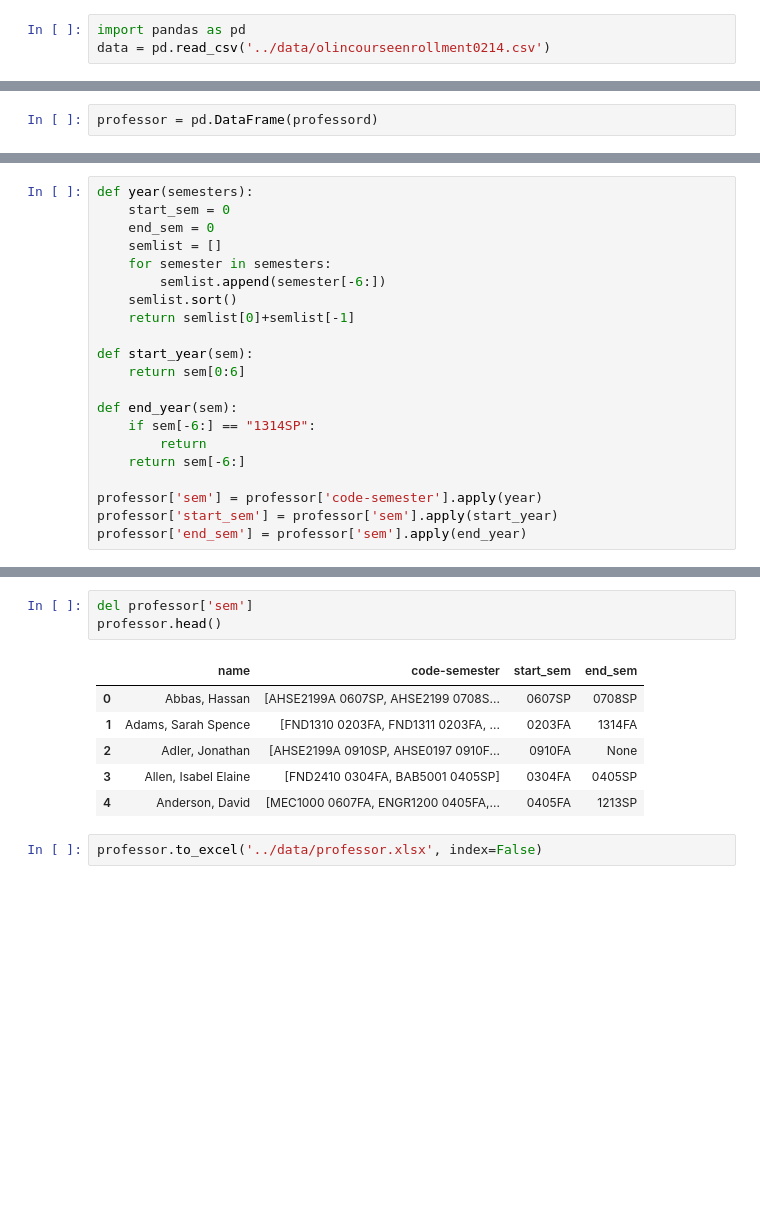
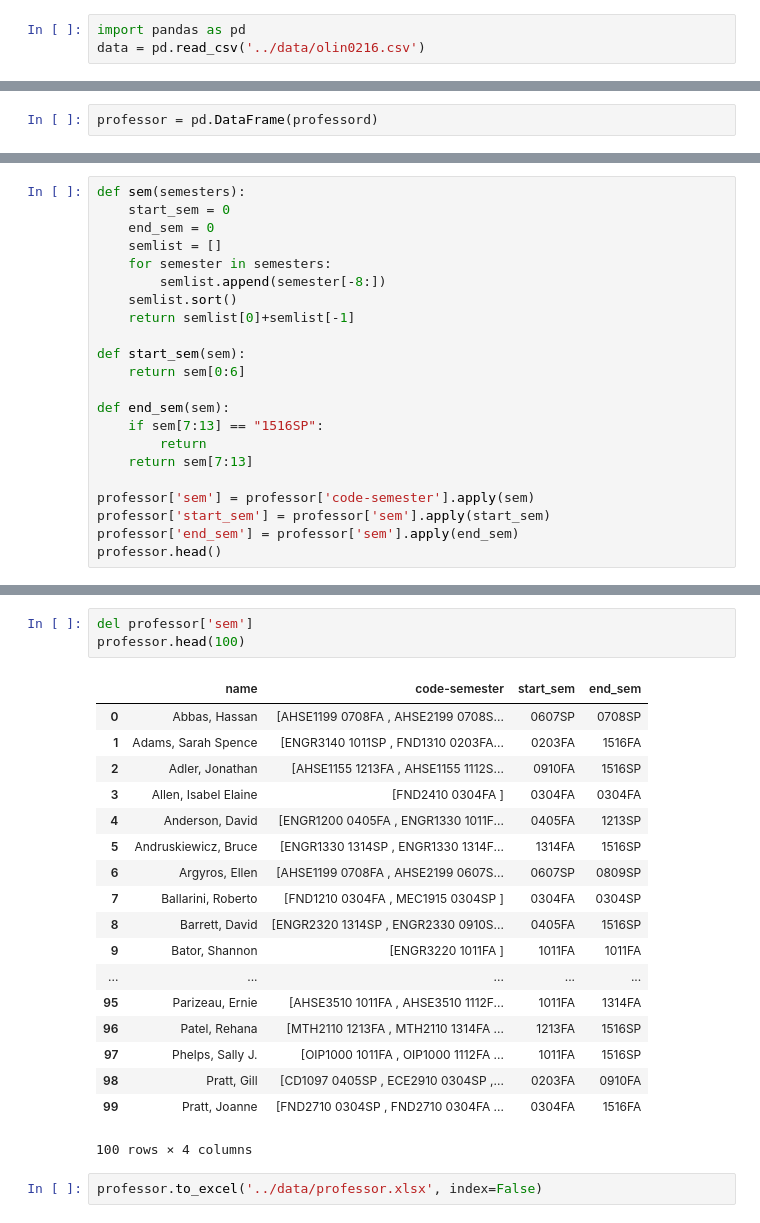
Before and after one commit to idgetto/DataScienceFinalProject, a Jupyter notebook: cleaning/professor.ipynb, the cells around one changed output, grey strips where cells are left out. Cells and saved outputs as stored; diff of their text form; blank space fills up the shorter version.

```diff
--- a/cleaning/professor.ipynb
+++ b/cleaning/professor.ipynb
@@ -6,7 +6,7 @@
 |Zastavker, Yevgeniya|[FND1210, ]|ECE|
 # %%
 import pandas as pd
-data = pd.read_csv('../data/olincourseenrollment0214.csv')
+data = pd.read_csv('../data/olin0216.csv')
 # %%
 grouped = data.groupby('professor')
 # %%
@@ -44,21 +46,22 @@ print semesters
 # %%
-def year(semesters):
+def sem(semesters):
     start_sem = 0
     end_sem = 0
     semlist = []
     for semester in semesters:
-        semlist.append(semester[-6:])
+        semlist.append(semester[-8:])
     semlist.sort()
     return semlist[0]+semlist[-1]
 
-def start_year(sem):
+def start_sem(sem):
     return sem[0:6]
 
-def end_year(sem):
-    if sem[-6:] == "1314SP":
+def end_sem(sem):
+    if sem[7:13] == "1516SP":
         return
-    return sem[-6:]
+    return sem[7:13]
 
-professor['sem'] = professor['code-semester'].apply(year)
-professor['start_sem'] = professor['sem'].apply(start_year)
-professor['end_sem'] = professor['sem'].apply(end_year)
+professor['sem'] = professor['code-semester'].apply(sem)
+professor['start_sem'] = professor['sem'].apply(start_sem)
+professor['end_sem'] = professor['sem'].apply(end_sem)
+professor.head()
@@ -65,12 +75,24 @@ professor['end_sem'] = professor['sem'].apply(end_year)
 # %%
 del professor['sem']
-professor.head()
+professor.head(100)
 # %% [output]
 |  | name | code-semester | start_sem | end_sem |
-| 0 | Abbas, Hassan | [AHSE2199A 0607SP, AHSE2199 0708S... | 0607SP | 0708SP |
-| 1 | Adams, Sarah Spence | [FND1310 0203FA, FND1311 0203FA, ... | 0203FA | 1314FA |
-| 2 | Adler, Jonathan | [AHSE2199A 0910SP, AHSE0197 0910F... | 0910FA | None |
-| 3 | Allen, Isabel Elaine | [FND2410 0304FA, BAB5001 0405SP] | 0304FA | 0405SP |
-| 4 | Anderson, David | [MEC1000 0607FA, ENGR1200 0405FA,... | 0405FA | 1213SP |
+| 0 | Abbas, Hassan | [AHSE1199 0708FA , AHSE2199 0708S... | 0607SP | 0708SP |
+| 1 | Adams, Sarah Spence | [ENGR3140 1011SP , FND1310 0203FA... | 0203FA | 1516FA |
+| 2 | Adler, Jonathan | [AHSE1155 1213FA , AHSE1155 1112S... | 0910FA | 1516SP |
+| 3 | Allen, Isabel Elaine | [FND2410 0304FA ] | 0304FA | 0304FA |
+| 4 | Anderson, David | [ENGR1200 0405FA , ENGR1330 1011F... | 0405FA | 1213SP |
+| 5 | Andruskiewicz, Bruce | [ENGR1330 1314SP , ENGR1330 1314F... | 1314FA | 1516SP |
+| 6 | Argyros, Ellen | [AHSE1199 0708FA , AHSE2199 0607S... | 0607SP | 0809SP |
+| 7 | Ballarini, Roberto | [FND1210 0304FA , MEC1915 0304SP ] | 0304FA | 0304SP |
+| 8 | Barrett, David | [ENGR2320 1314SP , ENGR2330 0910S... | 0405FA | 1516SP |
+| 9 | Bator, Shannon | [ENGR3220 1011FA ] | 1011FA | 1011FA |
+| ... | ... | ... | ... | ... |
+| 95 | Parizeau, Ernie | [AHSE3510 1011FA , AHSE3510 1112F... | 1011FA | 1314FA |
+| 96 | Patel, Rehana | [MTH2110 1213FA , MTH2110 1314FA ... | 1213FA | 1516SP |
+| 97 | Phelps, Sally J. | [OIP1000 1011FA , OIP1000 1112FA ... | 1011FA | 1516SP |
+| 98 | Pratt, Gill | [CD1097 0405SP , ECE2910 0304SP ,... | 0203FA | 0910FA |
+| 99 | Pratt, Joanne | [FND2710 0304SP , FND2710 0304FA ... | 0304FA | 1516FA |
+100 rows × 4 columns
 # %%
 professor.to_excel('../data/professor.xlsx', index=False)
```
Also changed, not shown: parts of 3 cells of this notebook, 1 other file.
